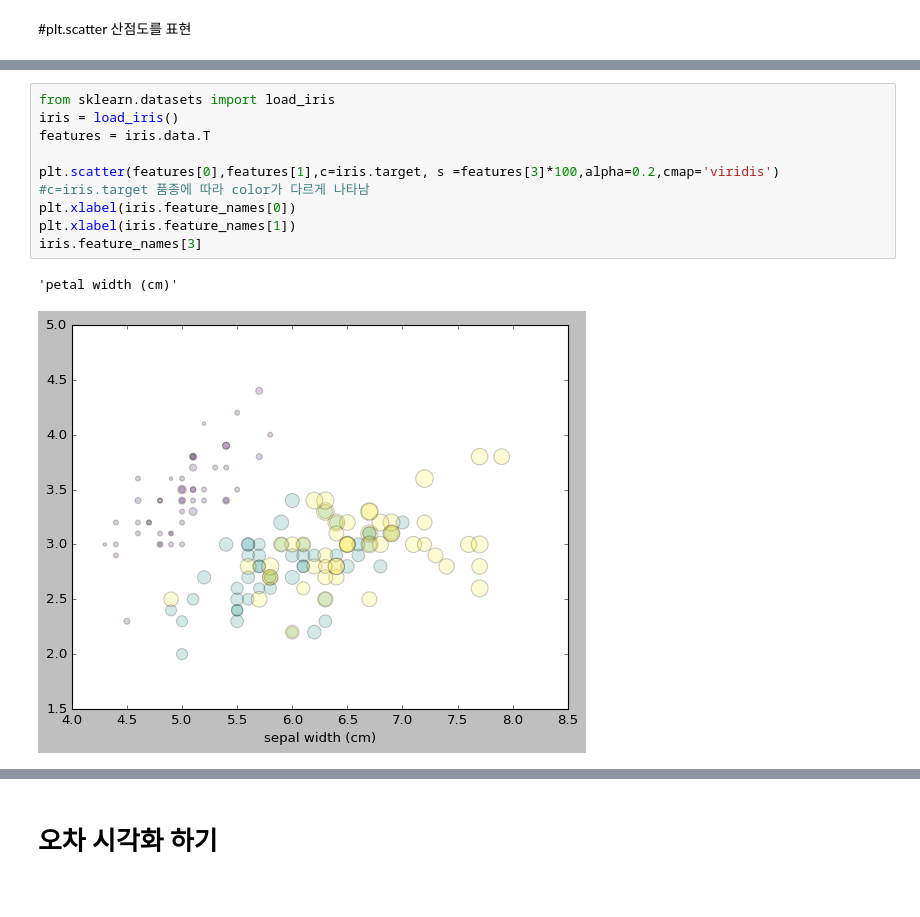
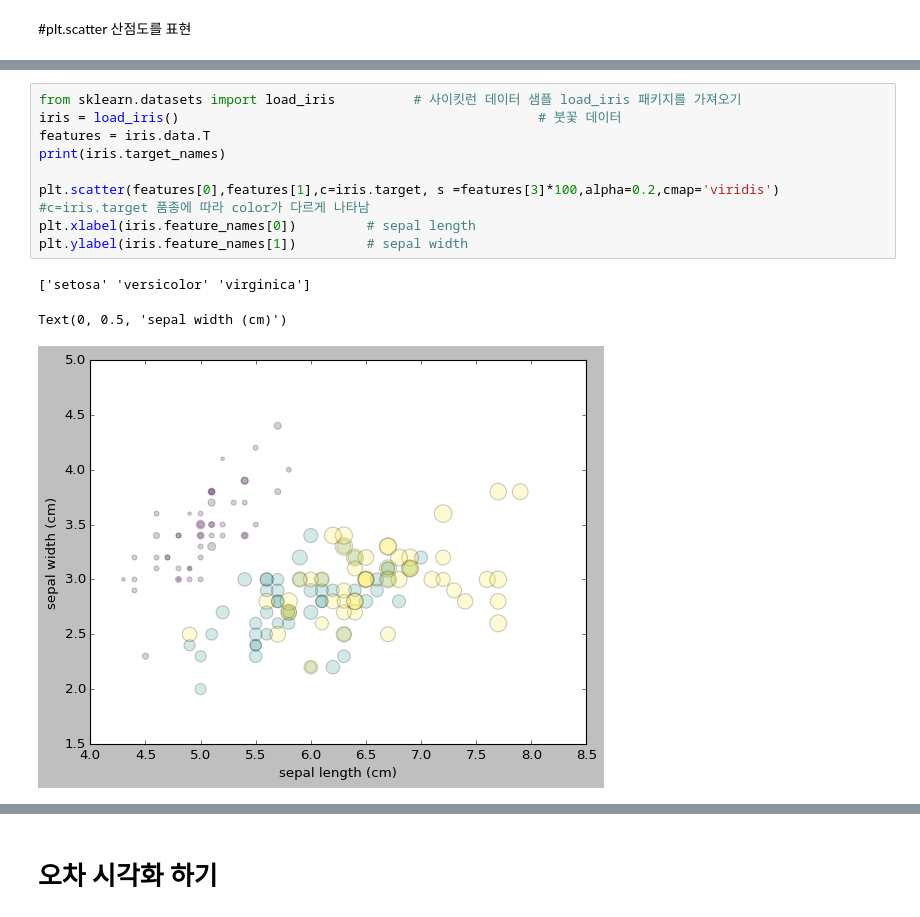
Before and after one commit to noeyxos/Python, a Jupyter notebook: Python_10_Matplotlib.ipynb, the cells around one changed output, grey strips where cells are left out. Saved outputs shown, nothing was run; the diff lists cells and outputs as text.

```diff
--- a/Python_10_Matplotlib.ipynb
+++ b/Python_10_Matplotlib.ipynb
@@ -335,15 +335,16 @@ plt.scatter(x,y, s = sizes, c=color, alpha=0.3, cmap='viridis')
 <matplotlib.collections.PathCollection at 0x...>
 [figure]
 # %%
-from sklearn.datasets import load_iris
-iris = load_iris()
+from sklearn.datasets import load_iris          # 사이킷런 데이터 샘플 load_iris 패키지를 가져오기
+iris = load_iris()                                              # 붓꽃 데이터
 features = iris.data.T
+print(iris.target_names)
 
 plt.scatter(features[0],features[1],c=iris.target, s =features[3]*100,alpha=0.2,cmap='viridis')        #c=iris.target 품종에 따라 color가 다르게 나타남
-plt.xlabel(iris.feature_names[0])
-plt.xlabel(iris.feature_names[1])
-iris.feature_names[3]
+plt.xlabel(iris.feature_names[0])         # sepal length
+plt.ylabel(iris.feature_names[1])         # sepal width
 # %% [output]
-'petal width (cm)'
+['setosa' 'versicolor' 'virginica']
+Text(0, 0.5, 'sepal width (cm)')
-[figure, old version]
+[figure, new version]
 # %%
```
Also changed, not shown: parts of 10 cells of this notebook.
